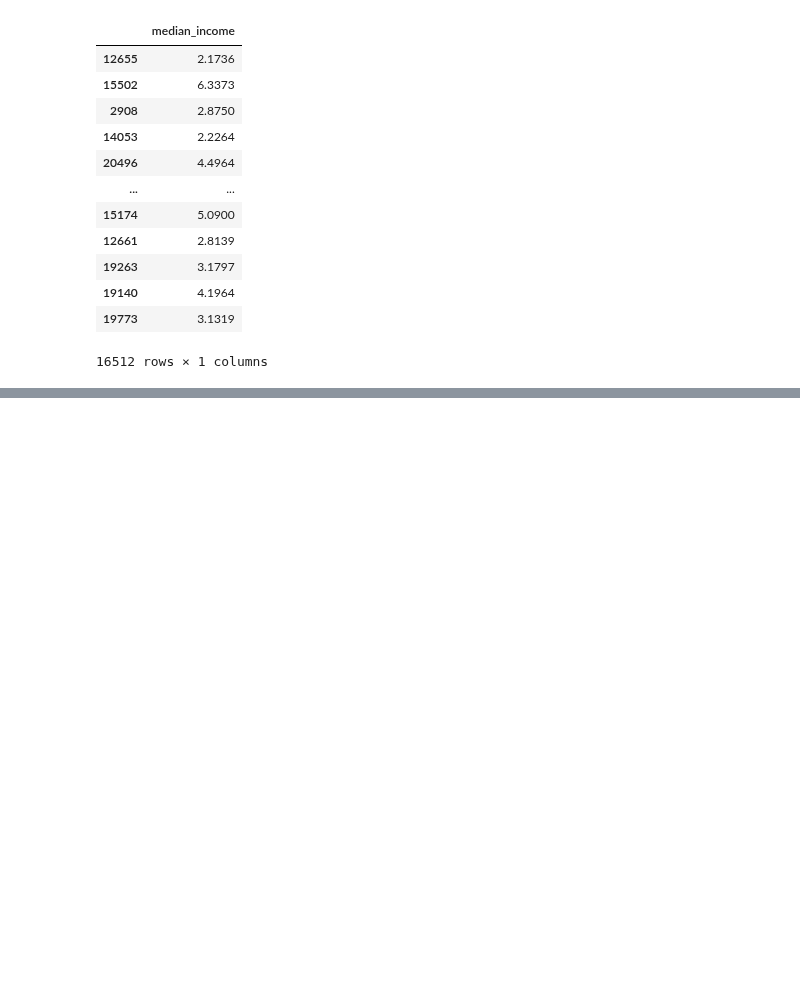
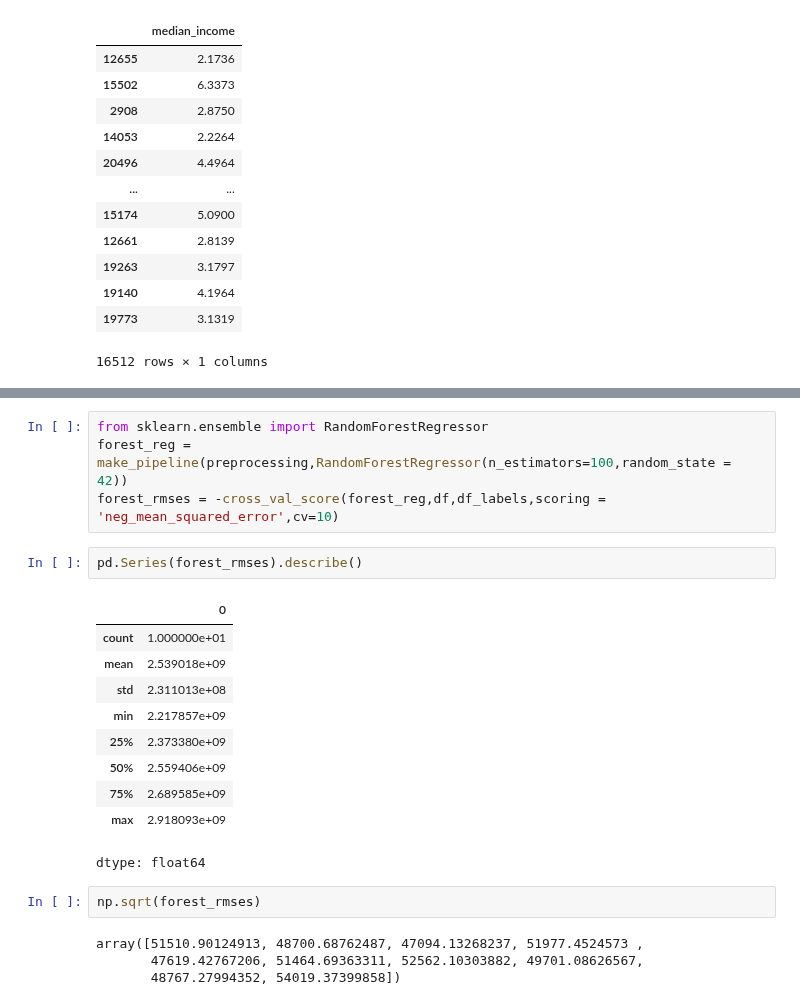
Before and after one commit to Shikaaaaaaaaa/Ahmedfathy.com, a Jupyter notebook: California_Housing_prices.ipynb, the cells around one changed output, grey strips where cells are left out. Cells and saved outputs as stored; diff of their text form; blank space fills up the shorter version.

```diff
--- a/California_Housing_prices.ipynb
+++ b/California_Housing_prices.ipynb
@@ -330,0 +503,23 @@ df[['median_income']]
+# %%
+from sklearn.ensemble import RandomForestRegressor
+forest_reg = make_pipeline(preprocessing,RandomForestRegressor(n_estimators=100,random_state = 42))
+forest_rmses = -cross_val_score(forest_reg,df,df_labels,scoring = 'neg_mean_squared_error',cv=10)
+# %%
+pd.Series(forest_rmses).describe()
+# %% [output]
+|  | 0 |
+| count | 1.000000e+01 |
+| mean | 2.539018e+09 |
+| std | 2.311013e+08 |
+| min | 2.217857e+09 |
+| 25% | 2.373380e+09 |
+| 50% | 2.559406e+09 |
+| 75% | 2.689585e+09 |
+| max | 2.918093e+09 |
+dtype: float64
+# %%
+np.sqrt(forest_rmses)
+# %% [output]
+array([51510.90124913, 48700.68762487, 47094.13268237, 51977.4524573 ,
+       47619.42767206, 51464.69363311, 52562.10303882, 49701.08626567,
+       48767.27994352, 54019.37399858])
```
Also changed, not shown: parts of 33 cells of this notebook.
